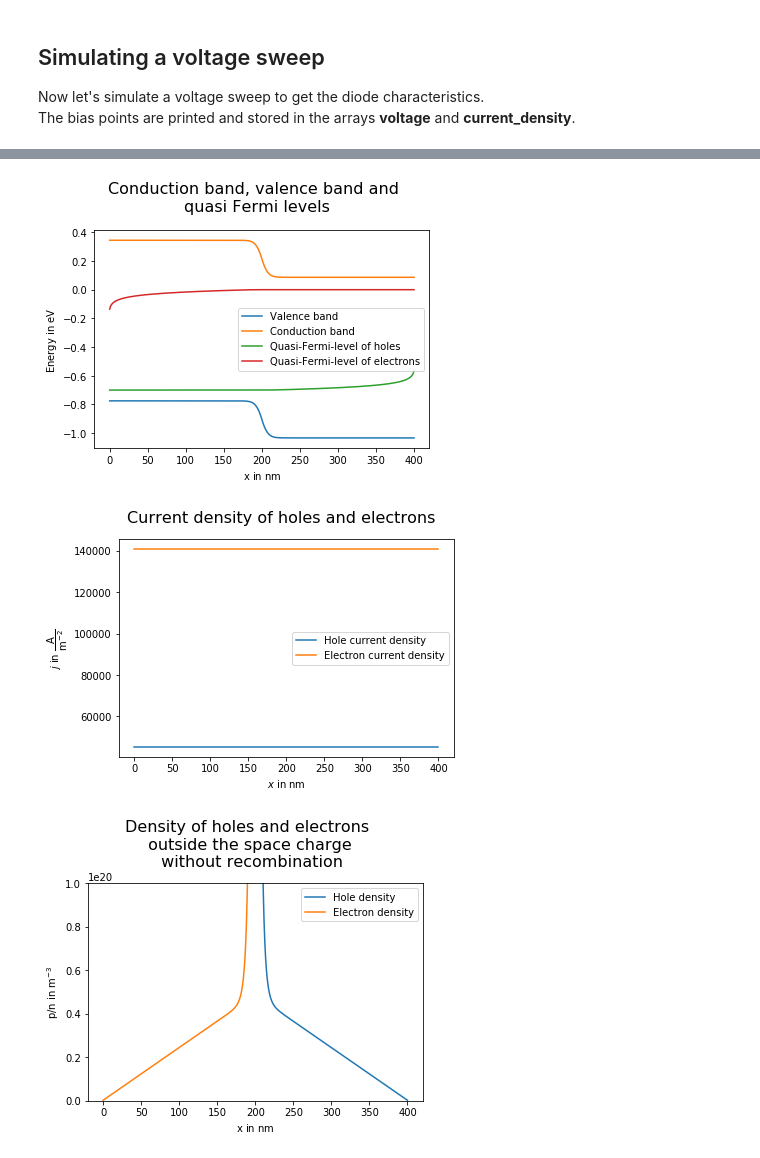
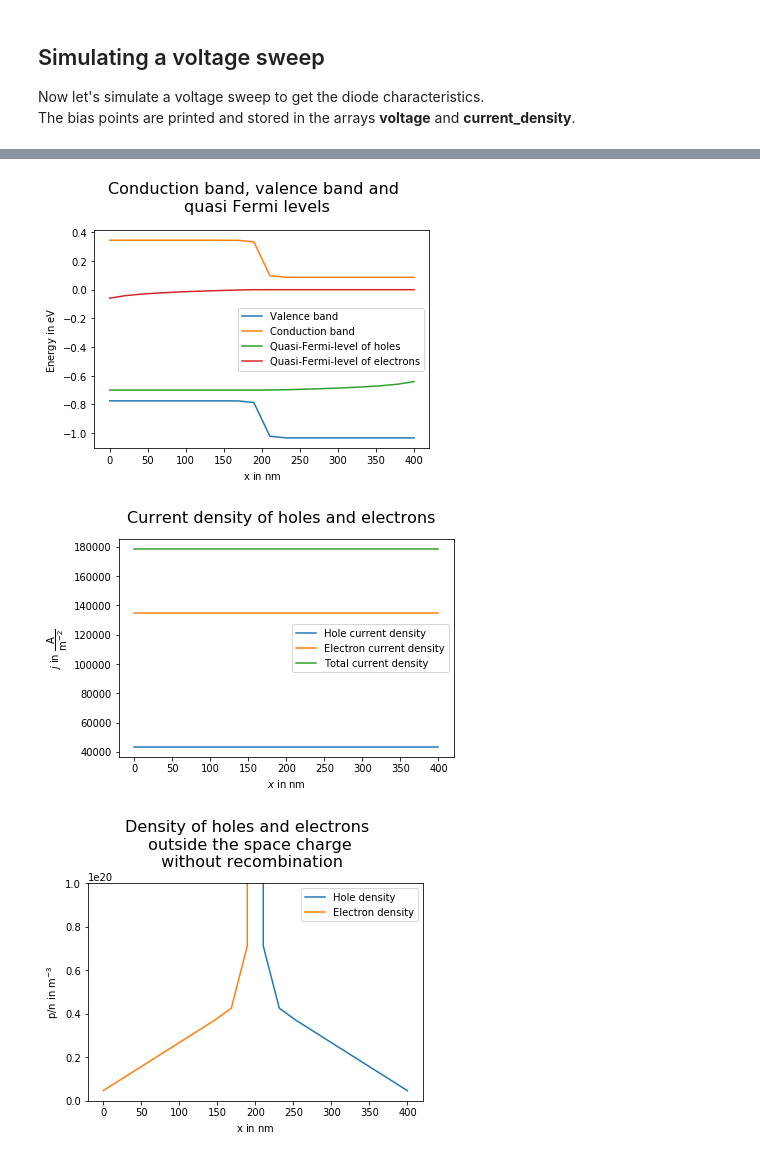
Before and after one commit to pabele/synumses, a Jupyter notebook: examples/jupyter/01_Diode/01_pn_homo_junction_Si.ipynb, the cells around one changed output, grey strips where cells are left out. Saved outputs shown, nothing was run; the diff lists cells and outputs as text; code cells hidden in the pictures.

```diff
--- a/examples/jupyter/01_Diode/01_pn_homo_junction_Si.ipynb
+++ b/examples/jupyter/01_Diode/01_pn_homo_junction_Si.ipynb
@@ -15,6 +15,13 @@ from synumses.one_dimension.functions import calc_p_density, calc_n_density
 
 
 import synumses.one_dimension.solver as solver
+
+parameters.bernoulli_limit = 1E-2
+
+parameters.n = 20
+parameters.init_geometry()
+parameters.init_parameters()
+parameters.init_default_doping()
 # %% [markdown]
 # Simulation of the default device
 
@@ -313,6 +335,8 @@ plt.ylabel(r"$j$ in $\mathrm{\dfrac{A}{m^{-2}}}$")
 
 axis.plot(parameters.pos_x * 1E9, j_p, label='Hole current density')
 axis.plot(parameters.pos_x * 1E9, j_n, label='Electron current density')
+axis.plot(parameters.pos_x * 1E9, j_n+j_p, label='Total current density')
+
 axis.legend()
 plt.show()
 
@@ -336,4 +360,21 @@ axis.plot(parameters.pos_x * 1E9, n, label='Electron density')
 axis.legend()
 plt.ylim(0, 1E20)
 plt.show()
+
+#
+# Plot electron and hole density
+#
+p = calc_p_density()
+n = calc_n_density()
+
+fig, axis = plt.subplots(1,1, sharey=True)
+fig.suptitle("Density of holes and electrons", fontsize=16)
+
+plt.xlabel(r"x in $\mathrm{nm}$")
+plt.ylabel(r"n in $\mathrm{m^{-3}}$")
+
+axis.semilogy(parameters.pos_x * 1E9, p, label='Hole density')
+axis.semilogy(parameters.pos_x * 1E9, n, label='Electron density')
+axis.legend()
+plt.show()
 # %% [output]
@@ -341,3 +382,3 @@ plt.show()
-[figure, old version]
+[figure, new version]
-[figure, old version]
+[figure, new version]
-[figure, old version]
+[figure, new version]
```
Also changed, not shown: parts of 7 cells of this notebook, 13 other files.
